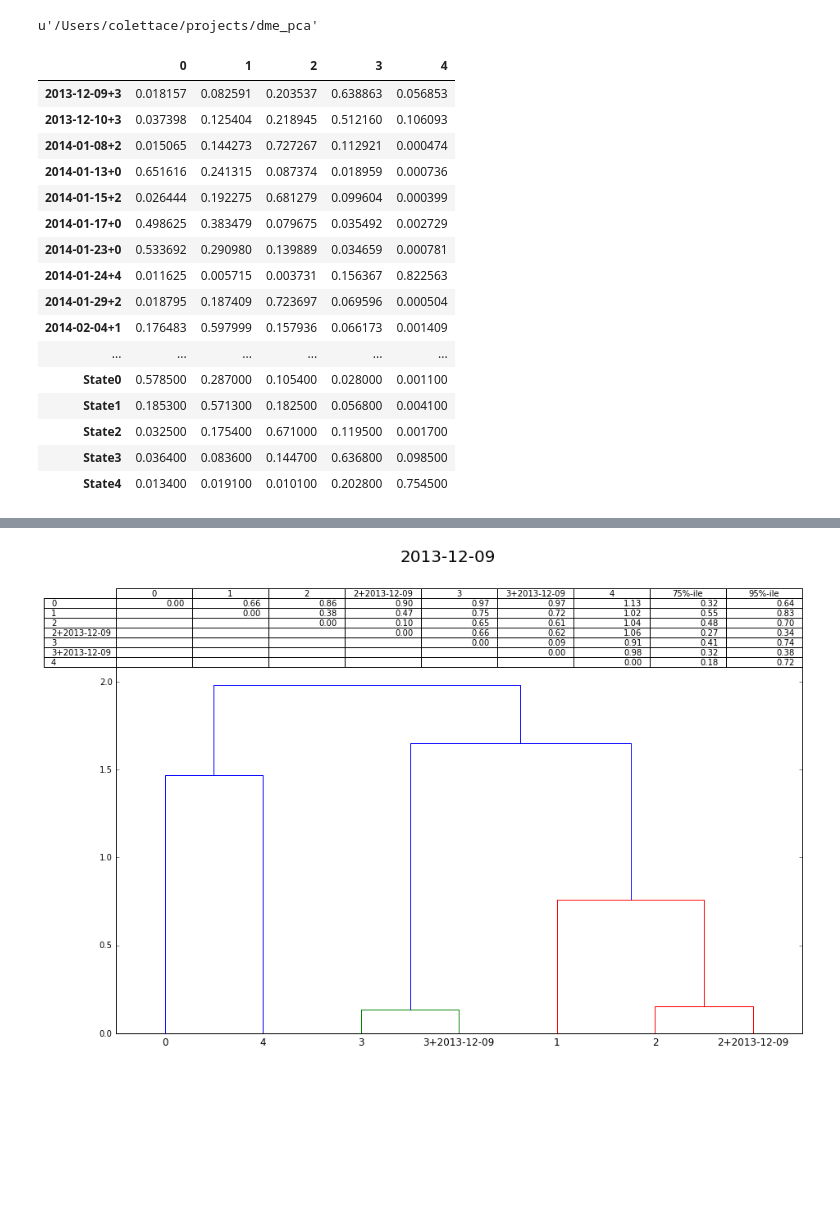
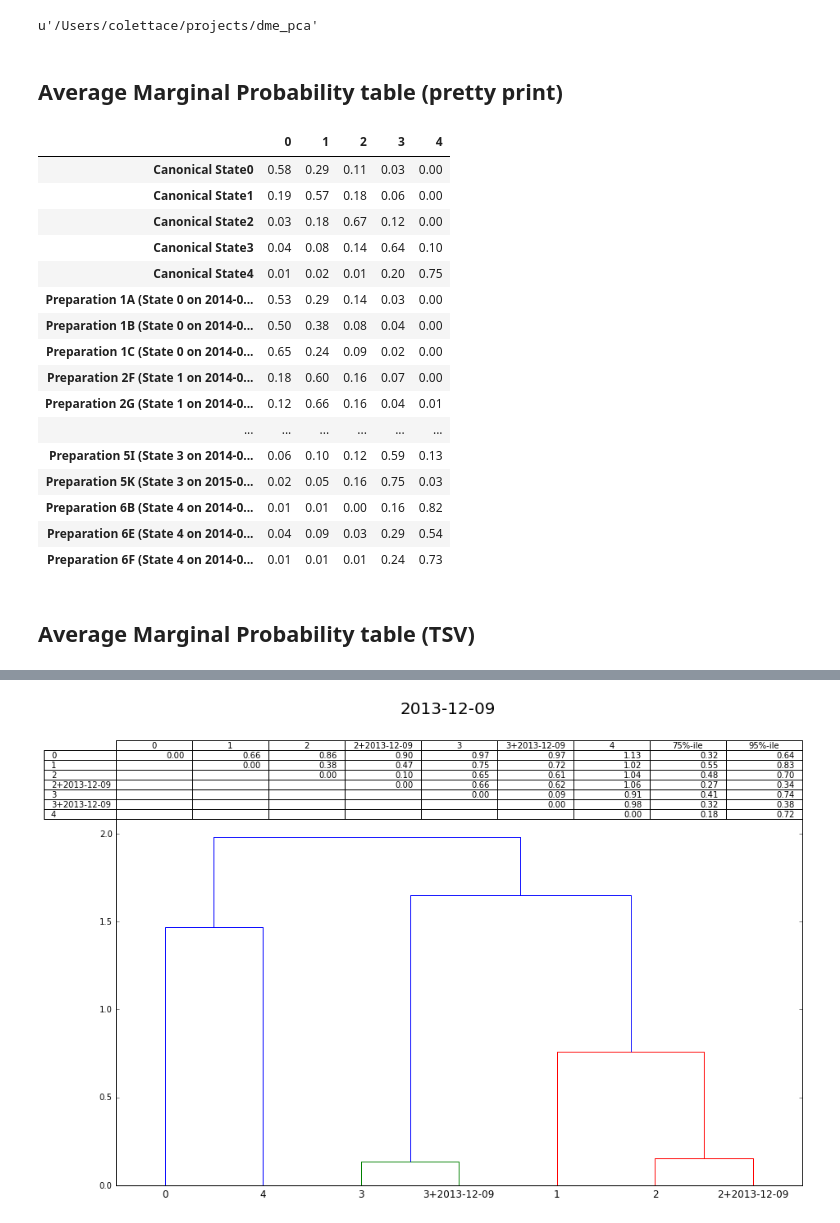
Before and after one commit to colettace/DataAnalyses, a Jupyter notebook: CElegansAging/C_Elegans_DME_imagedata_analysis-transition_days-MARG_PROB_SPACE.ipynb, the cells around one changed output, grey strips where cells are left out. Cells and saved outputs as stored; diff of their text form; code cells hidden in the pictures; blank space fills up the shorter version.

Commit message:
Added Summary tables for Avg Marg Prob and Centroid Dists

```diff
--- a/CElegansAging/C_Elegans_DME_imagedata_analysis-transition_days-MARG_PROB_SPACE.ipynb
+++ b/CElegansAging/C_Elegans_DME_imagedata_analysis-transition_days-MARG_PROB_SPACE.ipynb
@@ -501,39 +501,50 @@ import pandas as pd
 # %%
 tbl = {}
 
-tbl['State0'] = ( 0.5785, 0.2870, 0.1054, 0.0280,0.0011,)
-tbl['State1'] = (0.1853, 0.5713, 0.1825, 0.0568, 0.0041,)
-tbl['State2'] = (0.0325, 0.1754, 0.6710, 0.1195, 0.0017,)
-tbl['State3'] = (0.0364, 0.0836, 0.1447, 0.6368, 0.0985,)
-tbl['State4'] = (0.0134, 0.0191, 0.0101, 0.2028, 0.7545, )
+tbl['Canonical State0'] = ( 0.5785, 0.2870, 0.1054, 0.0280,0.0011,)
+tbl['Canonical State1'] = (0.1853, 0.5713, 0.1825, 0.0568, 0.0041,)
+tbl['Canonical State2'] = (0.0325, 0.1754, 0.6710, 0.1195, 0.0017,)
+tbl['Canonical State3'] = (0.0364, 0.0836, 0.1447, 0.6368, 0.0985,)
+tbl['Canonical State4'] = (0.0134, 0.0191, 0.0101, 0.2028, 0.7545, )
 
 for day in collection_days:
+    #print day
     indices = np.where( [ _ == day for _ in trans_day_labels ] )[0]
     trans_day_space = trans_space[indices]
     trans_day_state_labels = trans_state_labels[indices]
     use_list = use_these[day]
-    for state in use_list:
+    for state, prep_label in use_list:
         indices = np.where( [ _ == state for _ in trans_day_state_labels ] )[0]
         preparation = trans_day_space[ indices ]
         avg_marg_probs = preparation.mean(axis=0)
-    tbl[ day + '+' + state ] = avg_marg_probs
+    tbl[ 'Preparation ' + prep_label + ' (State {} on {})'.format( state, day) ] = avg_marg_probs
+# %%
+pd.set_option('precision', 2)
 # %%
-pd.DataFrame.from_dict( tbl, orient='index').sort_index()
+df = pd.DataFrame.from_dict( tbl, orient='index').sort_index()
-# %% [output]
-|  | 0 | 1 | 2 | 3 | 4 |
-| 2013-12-09+3 | 0.018157 | 0.082591 | 0.203537 | 0.638863 | 0.056853 |
-| 2013-12-10+3 | 0.037398 | 0.125404 | 0.218945 | 0.512160 | 0.106093 |
-| 2014-01-08+2 | 0.015065 | 0.144273 | 0.727267 | 0.112921 | 0.000474 |
-| 2014-01-13+0 | 0.651616 | 0.241315 | 0.087374 | 0.018959 | 0.000736 |
-| 2014-01-15+2 | 0.026444 | 0.192275 | 0.681279 | 0.099604 | 0.000399 |
-| 2014-01-17+0 | 0.498625 | 0.383479 | 0.079675 | 0.035492 | 0.002729 |
-| 2014-01-23+0 | 0.533692 | 0.290980 | 0.139889 | 0.034659 | 0.000781 |
-| 2014-01-24+4 | 0.011625 | 0.005715 | 0.003731 | 0.156367 | 0.822563 |
-| 2014-01-29+2 | 0.018795 | 0.187409 | 0.723697 | 0.069596 | 0.000504 |
-| 2014-02-04+1 | 0.176483 | 0.597999 | 0.157936 | 0.066173 | 0.001409 |
-| ... | ... | ... | ... | ... | ... |
-| State0 | 0.578500 | 0.287000 | 0.105400 | 0.028000 | 0.001100 |
-| State1 | 0.185300 | 0.571300 | 0.182500 | 0.056800 | 0.004100 |
-| State2 | 0.032500 | 0.175400 | 0.671000 | 0.119500 | 0.001700 |
-| State3 | 0.036400 | 0.083600 | 0.144700 | 0.636800 | 0.098500 |
-| State4 | 0.013400 | 0.019100 | 0.010100 | 0.202800 | 0.754500 |
+# %%
+pd.options.display.float_format = '{:.2f}'.format
+# %% [markdown]
+## Average Marginal Probability table (pretty print)
+# %%
+df
+# %% [output]
+|  | 0 | 1 | 2 | 3 | 4 |
+| Canonical State0 | 0.58 | 0.29 | 0.11 | 0.03 | 0.00 |
+| Canonical State1 | 0.19 | 0.57 | 0.18 | 0.06 | 0.00 |
+| Canonical State2 | 0.03 | 0.18 | 0.67 | 0.12 | 0.00 |
+| Canonical State3 | 0.04 | 0.08 | 0.14 | 0.64 | 0.10 |
+| Canonical State4 | 0.01 | 0.02 | 0.01 | 0.20 | 0.75 |
+| Preparation 1A (State 0 on 2014-0... | 0.53 | 0.29 | 0.14 | 0.03 | 0.00 |
+| Preparation 1B (State 0 on 2014-0... | 0.50 | 0.38 | 0.08 | 0.04 | 0.00 |
+| Preparation 1C (State 0 on 2014-0... | 0.65 | 0.24 | 0.09 | 0.02 | 0.00 |
+| Preparation 2F (State 1 on 2014-0... | 0.18 | 0.60 | 0.16 | 0.07 | 0.00 |
+| Preparation 2G (State 1 on 2014-0... | 0.12 | 0.66 | 0.16 | 0.04 | 0.01 |
+| ... | ... | ... | ... | ... | ... |
+| Preparation 5I (State 3 on 2014-0... | 0.06 | 0.10 | 0.12 | 0.59 | 0.13 |
+| Preparation 5K (State 3 on 2015-0... | 0.02 | 0.05 | 0.16 | 0.75 | 0.03 |
+| Preparation 6B (State 4 on 2014-0... | 0.01 | 0.01 | 0.00 | 0.16 | 0.82 |
+| Preparation 6E (State 4 on 2014-0... | 0.04 | 0.09 | 0.03 | 0.29 | 0.54 |
+| Preparation 6F (State 4 on 2014-0... | 0.01 | 0.01 | 0.01 | 0.24 | 0.73 |
+# %% [markdown]
+## Average Marginal Probability table (TSV)
```
Also changed, not shown: parts of 21 cells of this notebook.
